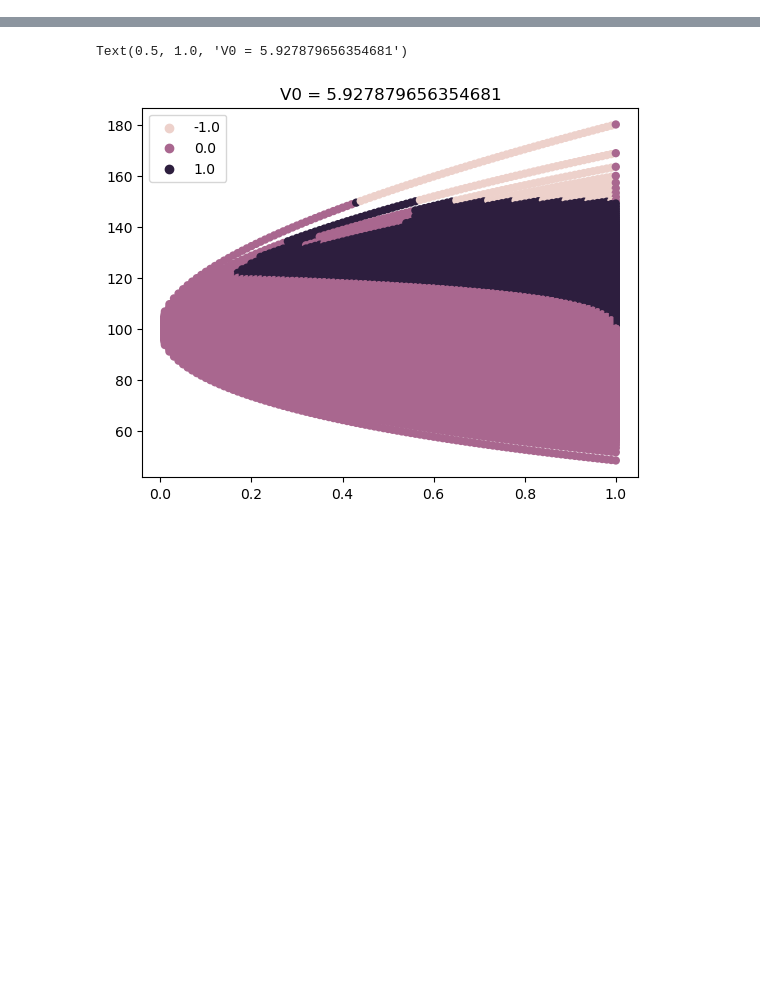
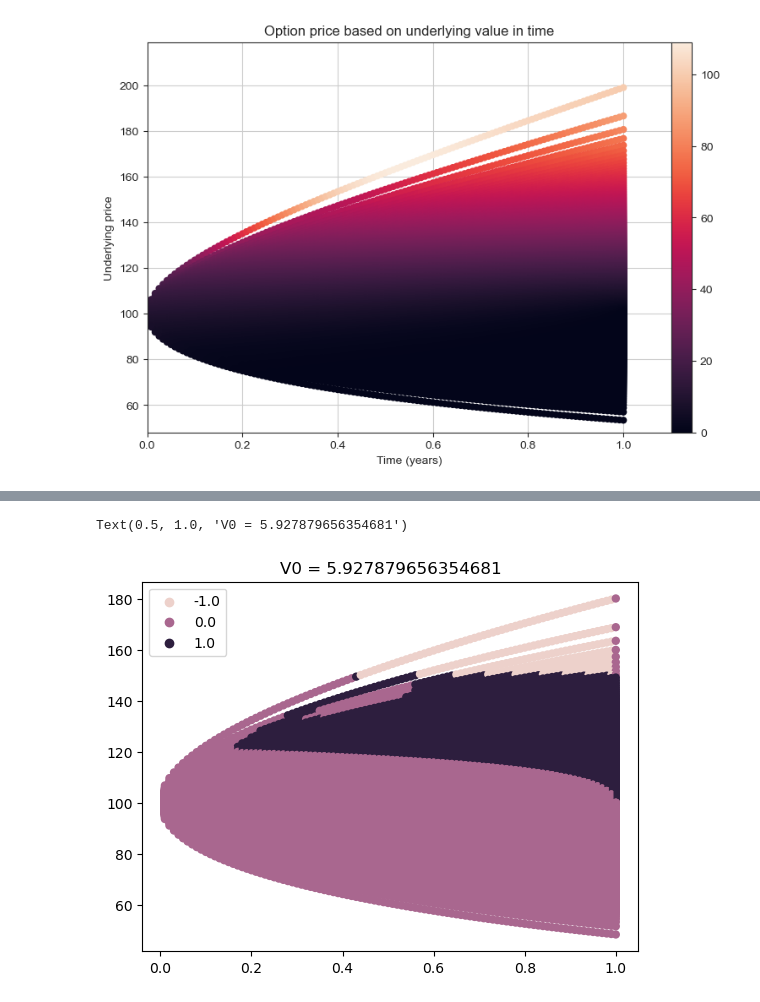
Before and after one commit to michalsn13/Longstaff-Schwartz_app, a Jupyter notebook: Stochastic_Mesh_main.ipynb, the cells around one changed output, grey strips where cells are left out. Drawn from its saved outputs; the diff is of its cells as text; code cells hidden in the pictures; blank space fills up the shorter version.

```diff
--- a/Stochastic_Mesh_main.ipynb
+++ b/Stochastic_Mesh_main.ipynb
@@ -46,3 +31,24 @@ V, bools, mesh, Q = stochastic_mesh(vanilla_call, b)
+# %%
+    bools = np.array(pd.DataFrame(bools).apply(lambda row: row.map({1:'exercise',0:'wait',-1:'option out'}),axis = 1))
+    b, values_per_life = mesh.shape
+    time_matrix = np.tile(np.arange(1, values_per_life + 1) / values_per_life * T , (b,1))
+    fig, axs = plt.subplots(figsize=(8, 6))
+    sb.set_style("ticks",{'axes.grid' : True})
+    g = sb.scatterplot(x = time_matrix.flatten(), y = mesh.flatten(), hue = Q.flatten(), linewidth=0, ax = axs, palette = sb.color_palette("rocket", as_cmap=True))
+    g.set_title('Option price based on underlying value in time')
+    g.set_xlabel('Time (years)')
+    g.set_xlim([0,T*1.1])
+    g.set_ylabel('Underlying price')
+    g.set_ylim([mesh.min()*0.9, mesh.max()*1.1])
+    axs.legend([],[], frameon=False)
+    norm = plt.Normalize(np.floor(Q.min()), np.ceil(Q.max()))
+    cmap = sb.color_palette("rocket", as_cmap=True)
+    sm = plt.cm.ScalarMappable(cmap=cmap, norm=norm)
+    sm.set_array([])
+    cax = fig.add_axes([axs.get_position().x1+0.001, axs.get_position().y0, 0.03, axs.get_position().height])
+    cbar = axs.figure.colorbar(sm, cax=cax)
+# %% [output]
+[figure, added]
 # %%
 sb.scatterplot(x = (np.tile(np.arange(1, values_per_year * T + 1) / values_per_year, (b,1))).flatten(),y = mesh.flatten(), hue = bools.flatten(),linewidth=0).set_title(f'V0 = {V}')
 # %% [output]
```
Also changed, not shown: parts of 7 cells of this notebook, 8 other files.
